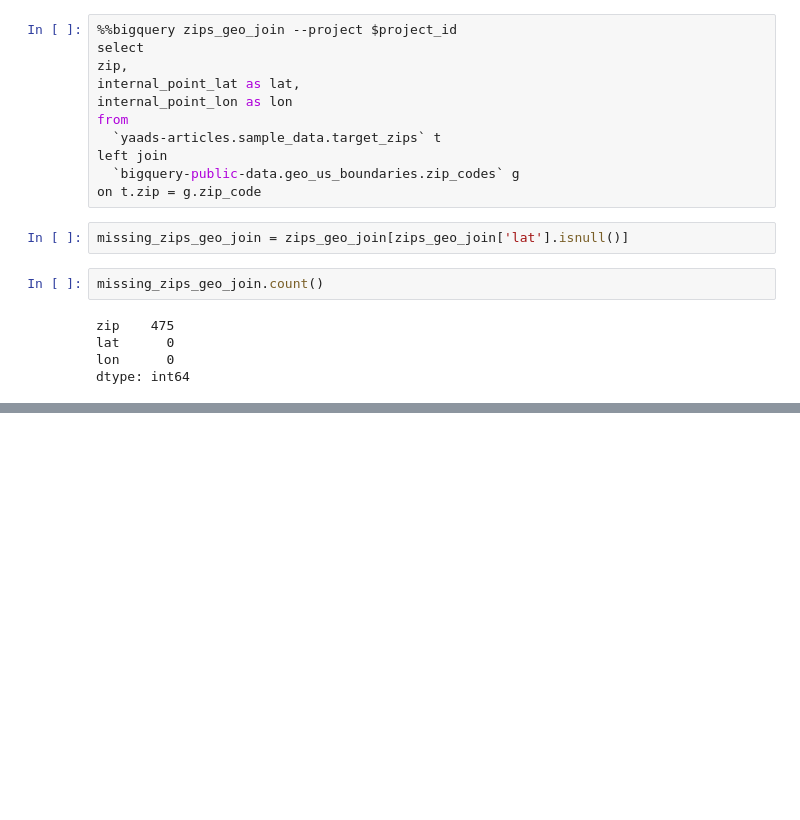
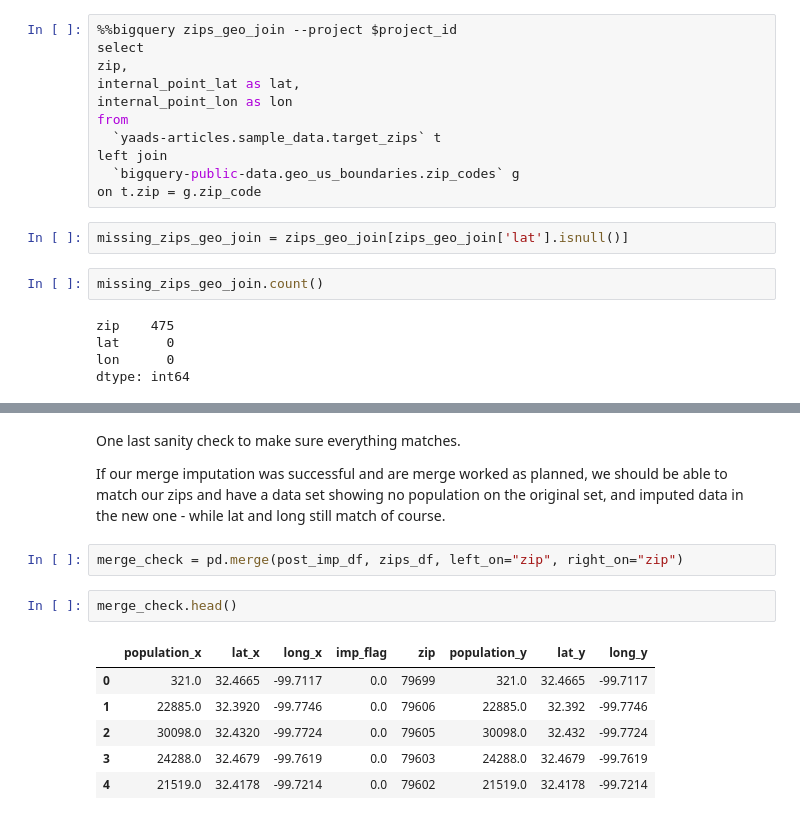
Before and after one commit to thedanindanger/yaads-examples, a Jupyter notebook: zipCodeImpute/ZIPCodeImpute.ipynb, the cells around one changed output, grey strips where cells are left out. Saved outputs shown, nothing was run; the diff lists cells and outputs as text; blank space fills up the shorter version.

```diff
--- a/zipCodeImpute/ZIPCodeImpute.ipynb
+++ b/zipCodeImpute/ZIPCodeImpute.ipynb
@@ -209,0 +363,15 @@ Credit to www.geonames.org for maintaining the repo
+# %% [markdown]
+One last sanity check to make sure everything matches.
+
+If our merge imputation was successful and are merge worked as planned, we should be able to match our zips and have a data set showing no population on the original set, and imputed data in the new one - while lat and long still match of course.
+# %%
+merge_check = pd.merge(post_imp_df, zips_df, left_on="zip", right_on="zip")
+# %%
+merge_check.head()
+# %% [output]
+|  | population_x | lat_x | long_x | imp_flag | zip | population_y | lat_y | long_y |
+| 0 | 321.0 | 32.4665 | -99.7117 | 0.0 | 79699 | 321.0 | 32.4665 | -99.7117 |
+| 1 | 22885.0 | 32.3920 | -99.7746 | 0.0 | 79606 | 22885.0 | 32.392 | -99.7746 |
+| 2 | 30098.0 | 32.4320 | -99.7724 | 0.0 | 79605 | 30098.0 | 32.432 | -99.7724 |
+| 3 | 24288.0 | 32.4679 | -99.7619 | 0.0 | 79603 | 24288.0 | 32.4679 | -99.7619 |
+| 4 | 21519.0 | 32.4178 | -99.7214 | 0.0 | 79602 | 21519.0 | 32.4178 | -99.7214 |
```
Also changed, not shown: parts of 14 cells of this notebook.
